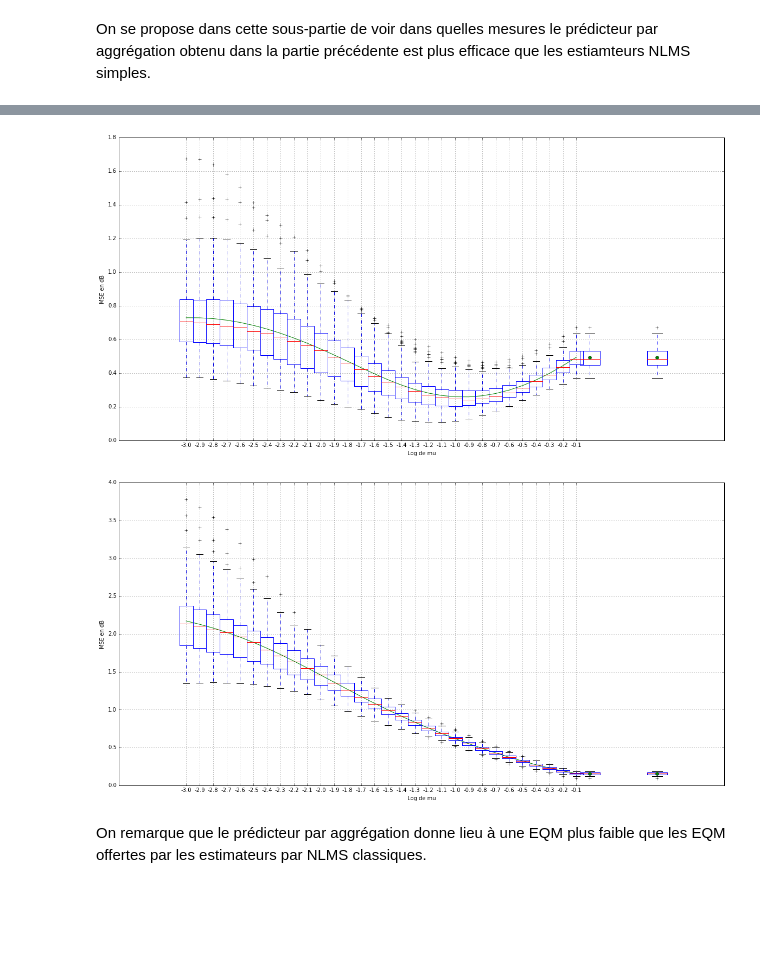
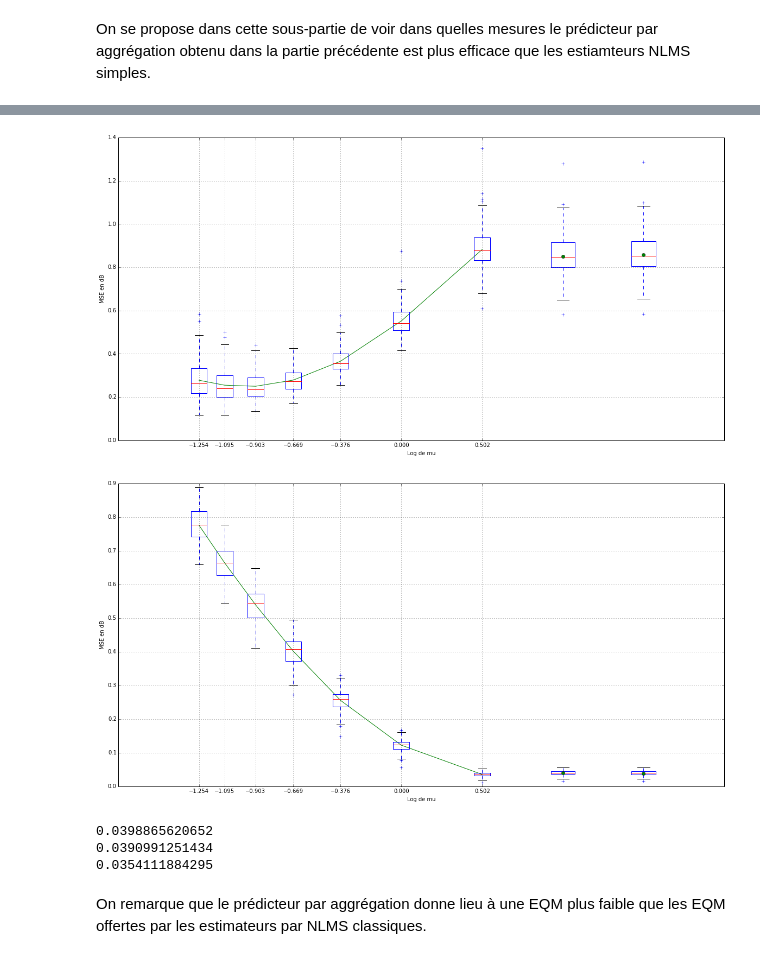
Before and after one commit to jngod2011/TVAR_Prediction, a Jupyter notebook: notebooks/TVAR_d_bis.ipynb, the cells around one changed output, grey strips where cells are left out. Saved outputs shown, nothing was run; the diff lists cells and outputs as text; code cells hidden in the pictures; blank space fills up the shorter version.

```diff
--- a/notebooks/TVAR_d_bis.ipynb
+++ b/notebooks/TVAR_d_bis.ipynb
@@ -241,14 +239,20 @@ def aggregation(X, predictions, estimations, d, T, eta, strategy = 1):
             estim[:,t] += alpha[n]*estimations[n,:,t]
 
     return pred, estim, alpha
+# %%
+def gener_beta(beta0,N):
+    beta = np.zeros(N)
+    for i in np.arange(N):
+        beta[i] = (i-1)*beta0/N
+    return beta
 # %%
 d = 3
-T = int(1e3)
+T = int(2**10)
 
-M = 1
-log_mu = np.arange(-3, 0, 0.1)
-N = len(log_mu)
-mu = np.power(10, log_mu)
+M = 100
+N = np.ceil(np.log(T))
+beta = gener_beta(0.5,N)
+mu = np.power(T, -2*beta/(2*beta+1))
 MSE_estim = np.zeros((M, N))
 MSE_estim_agr1 = np.zeros((M, 1))
 MSE_estim_agr2 = np.zeros((M, 1))
@@ -257,6 +261,8 @@ MSE_pred = np.zeros((M, N))
 MSE_pred_agr1 = np.zeros((M, 1))
 MSE_pred_agr2 = np.zeros((M, 1))
 
+eta1 = np.sqrt(np.log(np.ceil(np.log(T)))/T)
+print(eta1)
 for l in np.arange(M):
     epsilon = np.random.randn(2*T)
     Xtot, X, theta = generation_TVAR(d, T, epsilon)
@@ -268,8 +274,9 @@ for l in np.arange(M):
         MSE_estim[l,k] = 2./T*norm(theta[:,T/2:] - theta_est[k,:, T/2:])**2
         MSE_pred[l,k] = 2./T*norm(X[T/2:] - X_pred[k,T/2:])**2
 
-    agreg, estim,_ = aggregation(X, X_pred, theta_est, d, T, 0.2, 1)
-    agreg2, estim2,_ = aggregation(X, X_pred, theta_est, d, T, 0.2, 2)
+
+    agreg, estim,_ = aggregation(X, X_pred, theta_est, d, T, eta1, 1)
+    agreg2, estim2,_ = aggregation(X, X_pred, theta_est, d, T, eta1, 2)
 
     MSE_estim_agr1[l] = 2./T*norm(theta[:,T/2:] - estim[:,T/2:])**2
     MSE_estim_agr2[l] = 2./T*norm(theta[:,T/2:] - estim2[:,T/2:])**2
@@ -314,29 +297,31 @@ alpha: [ 0.00851905  0.0085734   0.00864199  0.00872861  0.00883806  0.00897651
 # %%
+log_mu = np.log10(mu)
+log_mu_max = np.max(log_mu)
 plt.figure(figsize=(20,10))
 plt.plot(log_mu, MISE_estim, 'g')
-plt.boxplot(MSE_estim_agr2, positions = [0.5])
-plt.boxplot(MSE_estim_agr1, positions = [0])
+plt.boxplot(MSE_estim_agr2, positions = [log_mu_max+1])
+plt.boxplot(MSE_estim_agr1, positions = [log_mu_max+0.5])
 plt.boxplot(MSE_estim, positions = log_mu, widths = 0.1 * np.ones(N))
-plt.plot(0, MISE_estim_agr1, 'og')
-plt.plot(0.5, MISE_estim_agr2, 'og')
+plt.plot(log_mu_max+0.5, MISE_estim_agr1, 'og')
+plt.plot(log_mu_max+1, MISE_estim_agr2, 'og')
 plt.xlabel("Log de mu")
 plt.ylabel("MSE en dB")
-plt.xlim([np.min(log_mu)-0.5,1])
+plt.xlim([np.min(log_mu)-0.5,log_mu_max+1.5])
 plt.grid(True)
 plt.show()
 
 plt.figure(figsize=(20,10))
 plt.plot(log_mu, MISE_pred, 'g')
-plt.boxplot(MSE_pred_agr2, positions = [0.5])
-plt.boxplot(MSE_pred_agr1, positions = [0])
+plt.boxplot(MSE_pred_agr2, positions = [log_mu_max+1])
+plt.boxplot(MSE_pred_agr1, positions = [log_mu_max+0.5])
 plt.boxplot(MSE_pred, positions = log_mu, widths = 0.1 * np.ones(N))
-plt.plot(0, MISE_pred_agr1, 'og')
-plt.plot(0.5, MISE_pred_agr2, 'og')
+plt.plot(log_mu_max+0.5, MISE_pred_agr1, 'og')
+plt.plot(log_mu_max+1, MISE_pred_agr2, 'og')
 plt.xlabel("Log de mu")
 plt.ylabel("MSE en dB")
-plt.xlim([np.min(log_mu)-0.5,1])
+plt.xlim([np.min(log_mu)-0.5,log_mu_max+1.5])
 plt.grid(True)
 plt.show()
 # %% [output]
-[figure, old version]
+[figure, new version]
-[figure, old version]
+[figure, new version]
@@ -343,3 +330,11 @@ plt.show()
+# %%
+print(MISE_pred_agr1)
+print(MISE_pred_agr2)
+print(min(MISE_pred))
+# %% [output]
+0.0398865620652
+0.0390991251434
+0.0354111884295
 # %% [markdown]
 On remarque que le prédicteur par aggrégation donne lieu à une EQM plus faible que les EQM offertes par les estimateurs par NLMS classiques.
 # %% [markdown]
```
Also changed, not shown: parts of 11 cells of this notebook.
